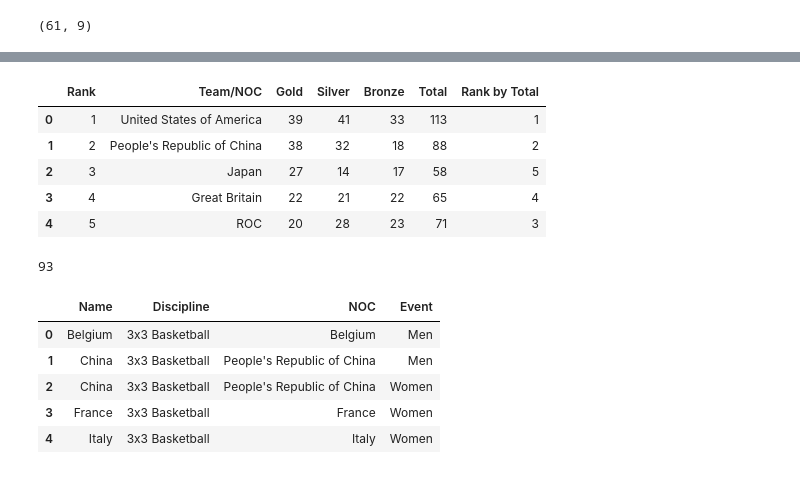
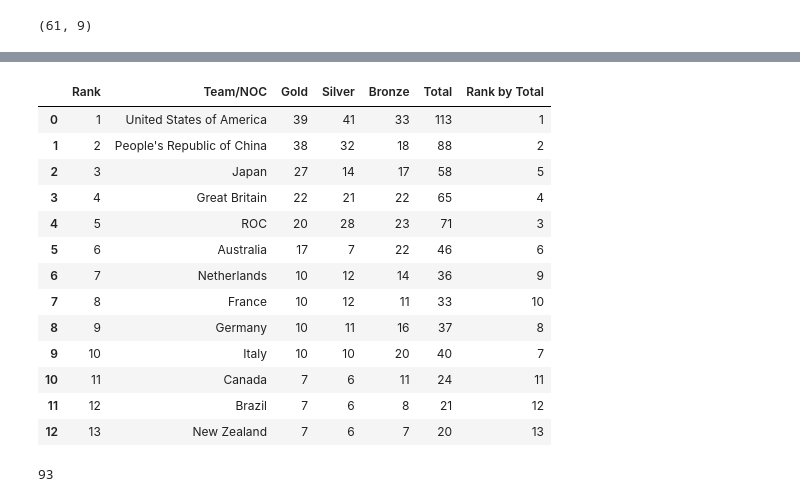
Before and after one commit to Rafael93rj/Curso-ETL, a Jupyter notebook: Arquivos_Excel.ipynb, the cells around one changed output, grey strips where cells are left out. Cells and saved outputs as stored; diff of their text form; code cells hidden in the pictures.

```diff
--- a/Arquivos_Excel.ipynb
+++ b/Arquivos_Excel.ipynb
@@ -49,27 +63,25 @@ ent_gen.head()
 # %%
-#Medalhas
 medalhas = pd.read_excel('Medals.xlsx')
-
-medalhas.head()
-# %% [output]
-|  | Rank | Team/NOC | Gold | Silver | Bronze | Total | Rank by Total |
-| 0 | 1 | United States of America | 39 | 41 | 33 | 113 | 1 |
-| 1 | 2 | People's Republic of China | 38 | 32 | 18 | 88 | 2 |
-| 2 | 3 | Japan | 27 | 14 | 17 | 58 | 5 |
-| 3 | 4 | Great Britain | 22 | 21 | 22 | 65 | 4 |
-| 4 | 5 | ROC | 20 | 28 | 23 | 71 | 3 |
+# %%
+medalhas.head(13)
+# %% [output]
+|  | Rank | Team/NOC | Gold | Silver | Bronze | Total | Rank by Total |
+| 0 | 1 | United States of America | 39 | 41 | 33 | 113 | 1 |
+| 1 | 2 | People's Republic of China | 38 | 32 | 18 | 88 | 2 |
+| 2 | 3 | Japan | 27 | 14 | 17 | 58 | 5 |
+| 3 | 4 | Great Britain | 22 | 21 | 22 | 65 | 4 |
+| 4 | 5 | ROC | 20 | 28 | 23 | 71 | 3 |
+| 5 | 6 | Australia | 17 | 7 | 22 | 46 | 6 |
+| 6 | 7 | Netherlands | 10 | 12 | 14 | 36 | 9 |
+| 7 | 8 | France | 10 | 12 | 11 | 33 | 10 |
+| 8 | 9 | Germany | 10 | 11 | 16 | 37 | 8 |
+| 9 | 10 | Italy | 10 | 10 | 20 | 40 | 7 |
+| 10 | 11 | Canada | 7 | 6 | 11 | 24 | 11 |
+| 11 | 12 | Brazil | 7 | 6 | 8 | 21 | 12 |
+| 12 | 13 | New Zealand | 7 | 6 | 7 | 20 | 13 |
 # %%
 medalhas['Team/NOC'].nunique()
 # %% [output]
 93
 # %%
 times = pd.read_excel('Teams.xlsx')
-
-times.head()
-# %% [output]
-|  | Name | Discipline | NOC | Event |
-| 0 | Belgium | 3x3 Basketball | Belgium | Men |
-| 1 | China | 3x3 Basketball | People's Republic of China | Men |
-| 2 | China | 3x3 Basketball | People's Republic of China | Women |
-| 3 | France | 3x3 Basketball | France | Women |
-| 4 | Italy | 3x3 Basketball | Italy | Women |
```
Also changed, not shown: parts of 50 cells of this notebook, 1 other file.
